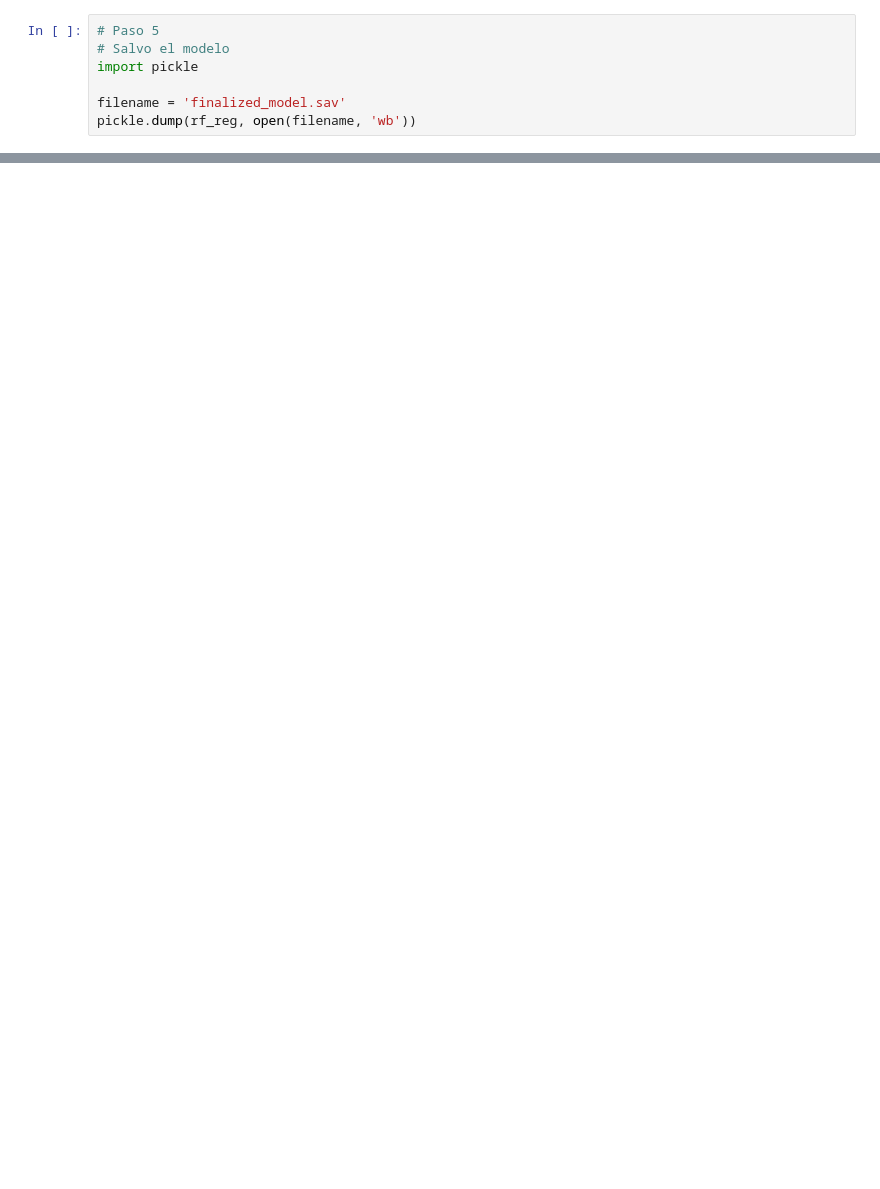
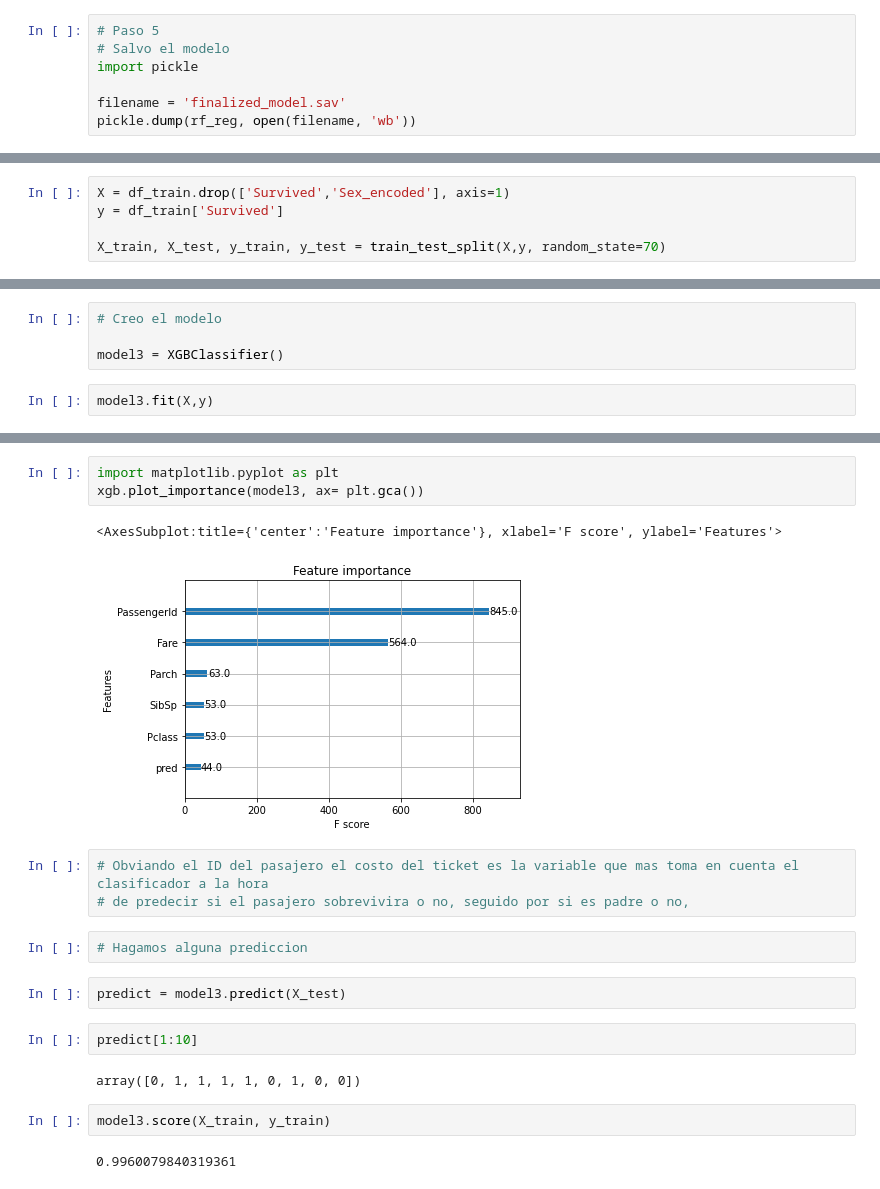
Before and after one commit to madgcar/XGBoost_Titanic, a Jupyter notebook: models/Random_forest.ipynb, the cells around one changed output, grey strips where cells are left out. Cells and saved outputs as stored; diff of their text form; blank space fills up the shorter version.

```diff
--- a/models/Random_forest.ipynb
+++ b/models/Random_forest.ipynb
@@ -445,0 +426,5 @@ pickle.dump(rf_reg, open(filename, 'wb'))
+# %%
+X = df_train.drop(['Survived','Sex_encoded'], axis=1)
+y = df_train['Survived']
+
+X_train, X_test, y_train, y_test = train_test_split(X,y, random_state=70)
@@ -445,0 +440,6 @@ pickle.dump(rf_reg, open(filename, 'wb'))
+# %%
+# Creo el modelo
+
+model3 = XGBClassifier()
+# %%
+model3.fit(X,y)
@@ -445,0 +457,21 @@ pickle.dump(rf_reg, open(filename, 'wb'))
+# %%
+import matplotlib.pyplot as plt
+xgb.plot_importance(model3, ax= plt.gca())
+# %% [output]
+<AxesSubplot:title={'center':'Feature importance'}, xlabel='F score', ylabel='Features'>
+[figure, added]
+# %%
+# Obviando el ID del pasajero el costo del ticket es la variable que mas toma en cuenta el clasificador a la hora
+# de predecir si el pasajero sobrevivira o no, seguido por si es padre o no,
+# %%
+# Hagamos alguna prediccion
+# %%
+predict = model3.predict(X_test)
+# %%
+predict[1:10]
+# %% [output]
+array([0, 1, 1, 1, 1, 0, 1, 0, 0])
+# %%
+model3.score(X_train, y_train)
+# %% [output]
+0.9960079840319361
```
Also changed, not shown: parts of 31 cells of this notebook, 5 other files.
